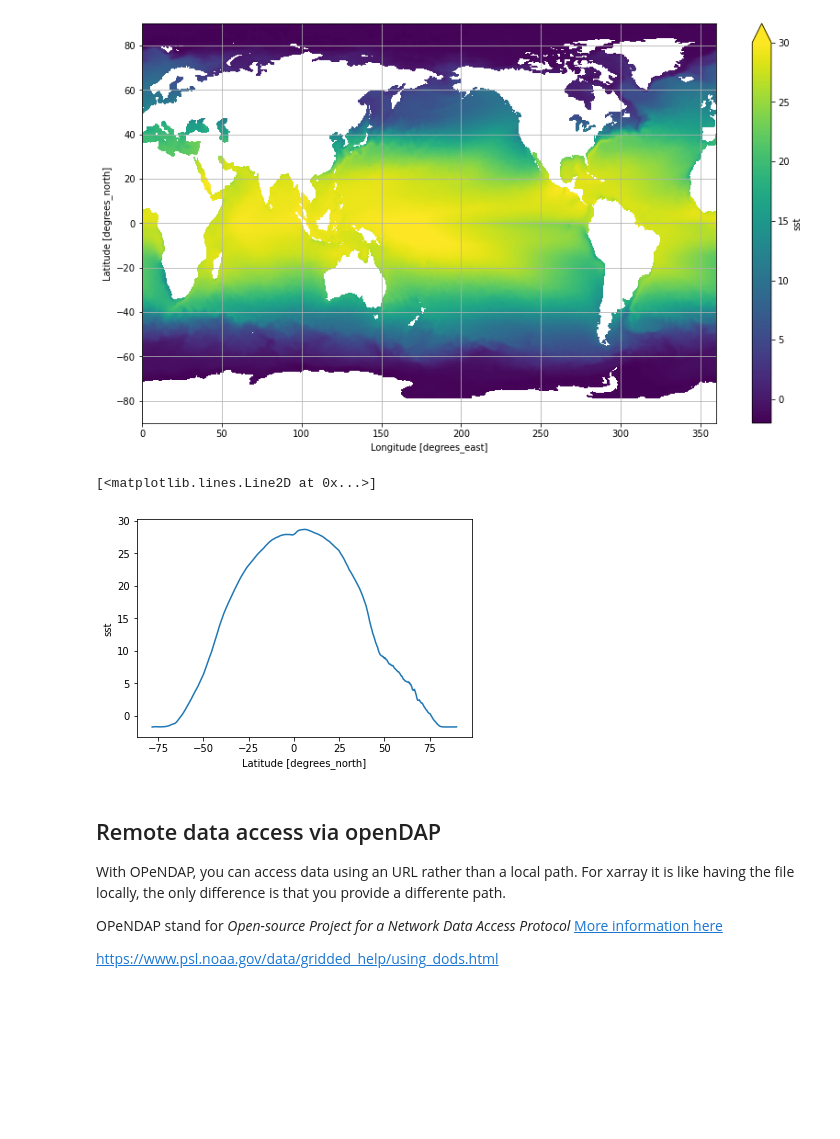
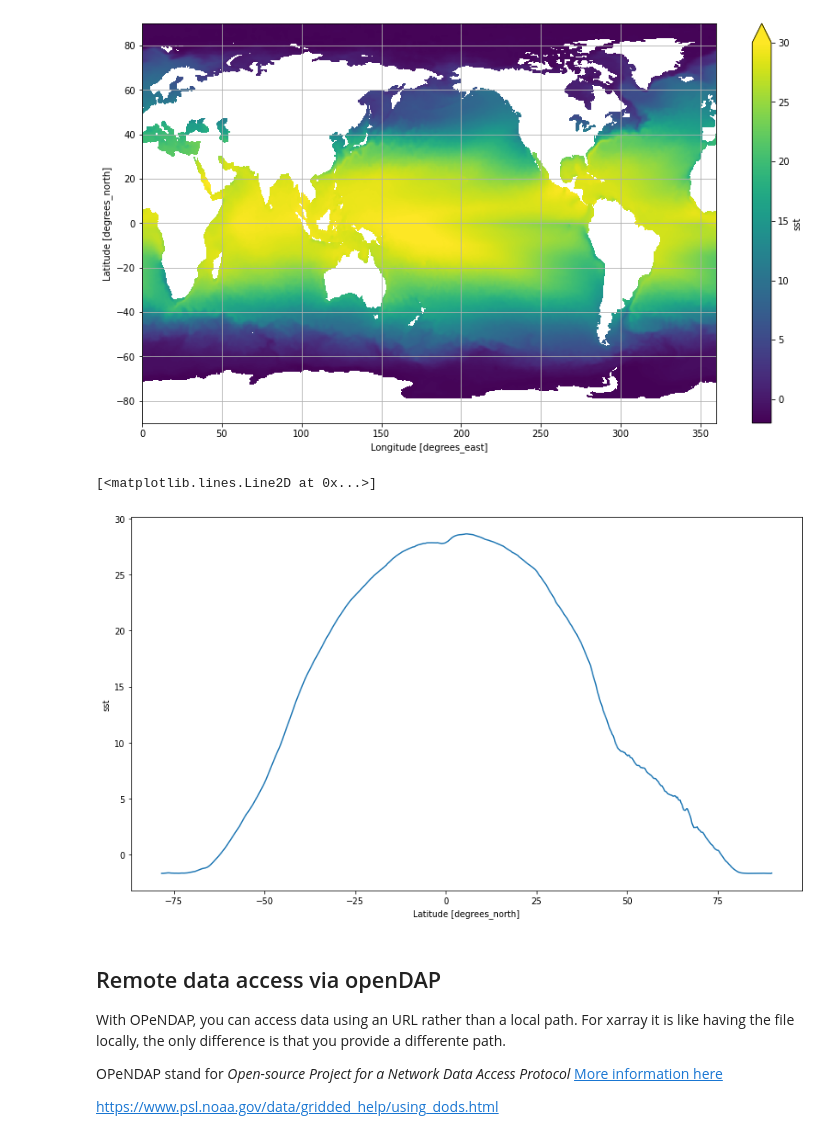
Before and after one commit to euroargodev/argoonlineschool, a Jupyter notebook: L02_BasicsOfnetCDF.ipynb, the cells around one changed output. Saved outputs shown, nothing was run; the diff lists cells and outputs as text; code cells hidden in the pictures; blank space fills up the shorter version.

```diff
--- a/L02_BasicsOfnetCDF.ipynb
+++ b/L02_BasicsOfnetCDF.ipynb
@@ -264,10 +264,11 @@ ax.grid()
 # %% [output]
 [figure]
 # %%
+fig, ax = plt.subplots(figsize=(14,8))
 sst.mean(dim=('time', 'lon')).plot()
 # %% [output]
 [<matplotlib.lines.Line2D at 0x...>]
-[figure, old version]
+[figure, new version]
 # %% [markdown]
 ## Remote data access via openDAP
 
```
Also changed, not shown: parts of 3 cells of this notebook, 24 other files.
